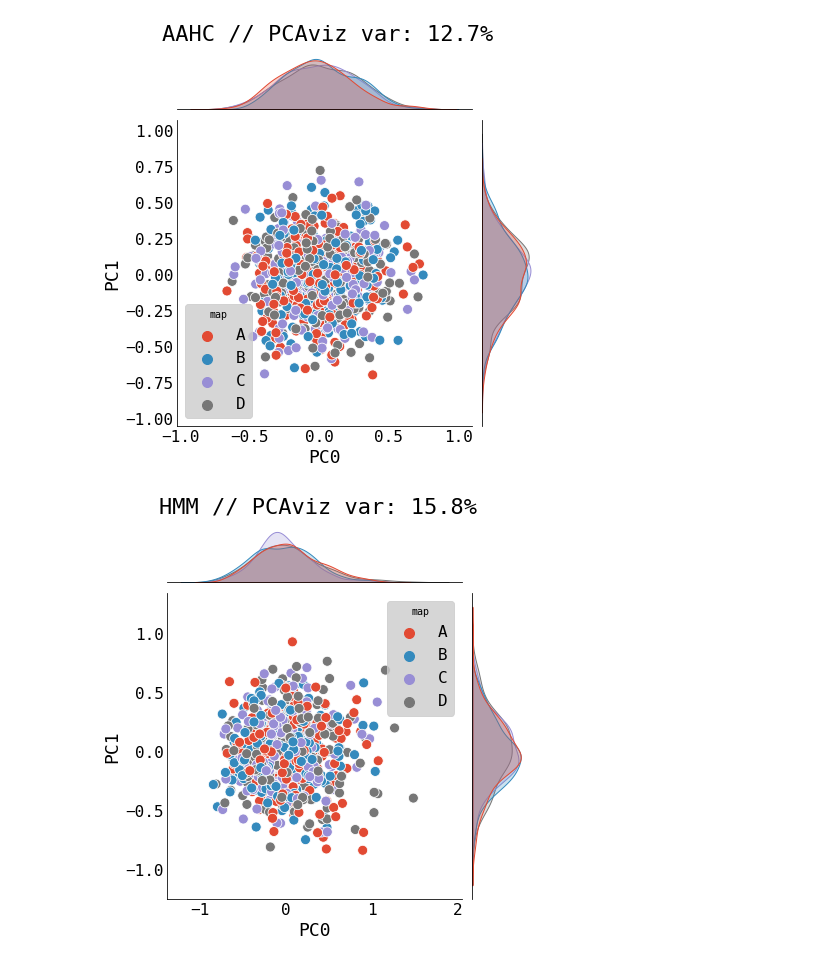
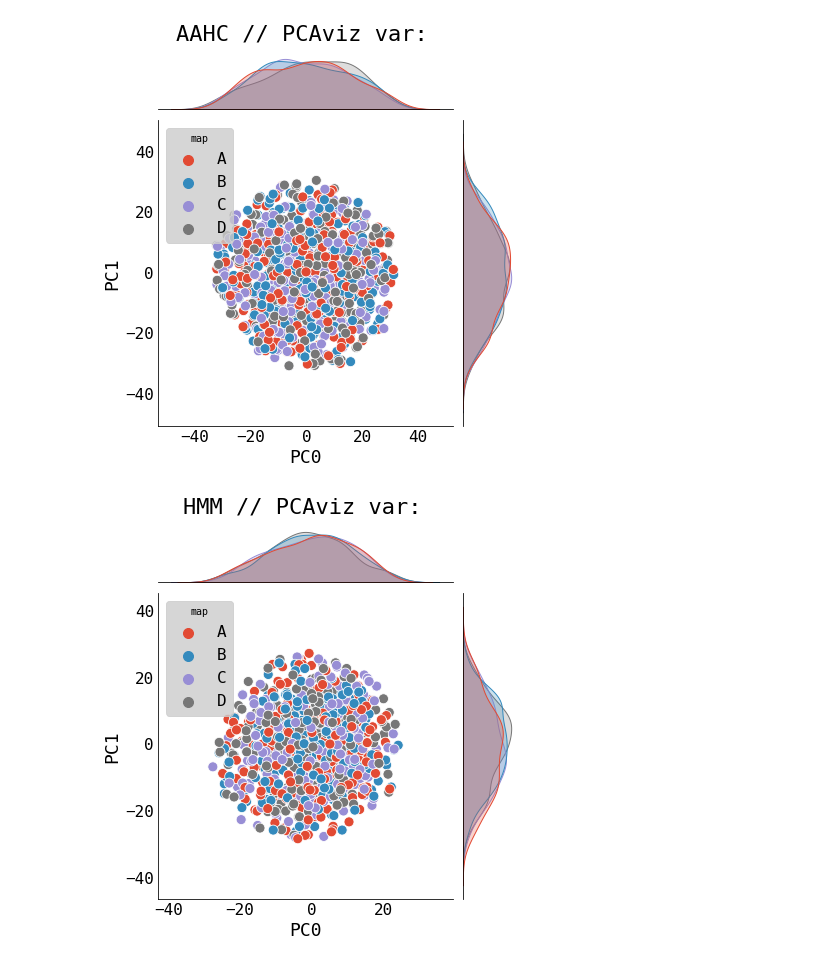
Before and after one commit to jajcayn/eeg_latent_space, a Jupyter notebook: notebooks/paper/gaussian_data_3d_200subjects_20chans-4states.ipynb, the cells around one changed output. Drawn from its saved outputs; the diff is of its cells as text; code cells hidden in the pictures.

Commit message:
figures for papers

```diff
--- a/notebooks/paper/gaussian_data_3d_200subjects_20chans-4states.ipynb
+++ b/notebooks/paper/gaussian_data_3d_200subjects_20chans-4states.ipynb
@@ -35,21 +23,0 @@ sns.boxplot(
-# %%
-dynstats = dynstats.sort_values(by="algorithm")
-_, axs = plt.subplots(ncols=2, nrows=2, sharex=True, figsize=(15, 10))
-sns.boxplot(data=dynstats, x="algorithm", y="mixing time", ax=axs[0, 0])
-sns.boxplot(data=dynstats, x="algorithm", y="entropy", ax=axs[0, 1])
-axs[0, 1].axhline(
-    dynstats["max entropy"].unique()[0],
-    linestyle="--",
-    color="indianred",
-    linewidth=3.0,
-)
-sns.boxplot(data=dynstats, x="algorithm", y="AIF 1st peak", ax=axs[1, 0])
-sns.boxplot(
-    data=dynstats.melt(
-        id_vars=["algorithm"], value_vars=["entropy rate", "MC entropy rate"]
-    ),
-    x="algorithm",
-    y="value",
-    hue="variable",
-    ax=axs[1, 1],
-)
@@ -82,0 +24,11 @@ mean.round(3).astype(str) + " $\pm$ " + std.round(3).astype(str)
+# %%
+COLUMNS_ORDER = [
+    "AAHC",
+    "TAAHC",
+    "mod. K-Means",
+    "HMM",
+    "PCA",
+    "ICA",
+]
+data_for_corr = data.iloc[:, 20:].loc[:, COLUMNS_ORDER]
+data_for_corr = data_for_corr.groupby("subject").corr("spearman").unstack()
@@ -169,21 +279,27 @@ mean.round(3).astype(str) + " $\pm$ " + std.round(3).astype(str)
 # %%
 for decomp in maps["algorithm"]:
-    pca = PCA(n_components=2)
-    pcs = pca.fit_transform(
+    # pca = PCA(n_components=2)
+    # pcs = pca.fit_transform(
+    #     maps.stack(samples=("subject", "latent map"))
+    #     .sel({"algorithm": decomp})
+    #     .values.T
+    # )
+    tsne = TSNE(n_components=2)
+    pcs = tsne.fit_transform(
         maps.stack(samples=("subject", "latent map"))
         .sel({"algorithm": decomp})
         .values.T
     )
     low_dim = pd.DataFrame(pcs, columns=["PC0", "PC1"])
     low_dim["map"] = maps.stack(samples=("subject", "latent map")).sel(
         {"algorithm": decomp}
     )["latent map"]
     g = sns.jointplot(data=low_dim, x="PC0", y="PC1", hue="map")
     g.fig.suptitle(
-        f"{decomp.values} // PCAviz var: {pca.explained_variance_ratio_.sum():.1%}",
+        f"{decomp.values} // PCAviz var: ",  # {pca.explained_variance_ratio_.sum():.1%}",
         y=1.05,
     )
     plt.show()
 # %% [output]
-[figure, old version]
+[figure, new version]
-[figure, old version]
+[figure, new version]
```
Also changed, not shown: parts of 13 cells of this notebook, 3 other files.
